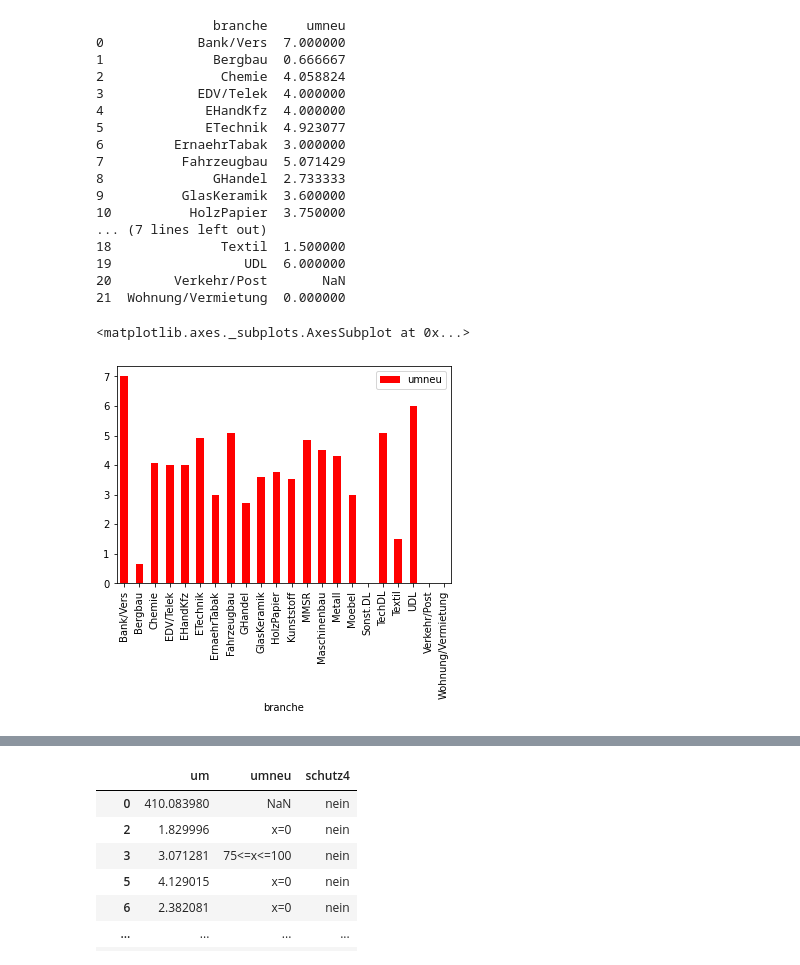
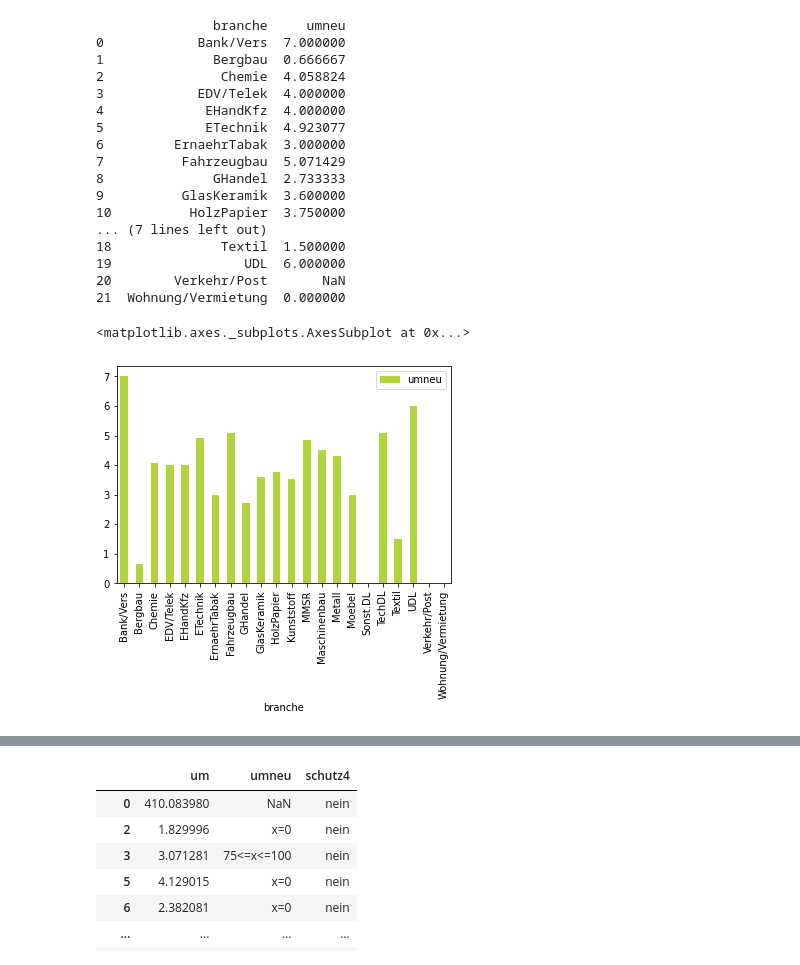
Before and after one commit to limarizon/Economics-and-Innovation-of-IP-Practica, a Jupyter notebook: script.ipynb, the cells around one changed output, grey strips where cells are left out. Saved outputs shown, nothing was run; the diff lists cells and outputs as text; code cells hidden in the pictures.

```diff
--- a/script.ipynb
+++ b/script.ipynb
@@ -265,34 +316,36 @@ plt.show()
 
 '''
 #Patent
+
+#filter op alle bedrijven met een patent en check hun % aan revenue door innovatieve prodcuten
 dfCommon = dataSet.filter(items=['branche', 'umneu', 'schutz1'])
 dfCommon = dfCommon.replace(['x=0','0<x<5','5<=x<10','10<=x<15','15<=x<20',
                                            '20<=x<30','30<=x<50', '50<=x<75', '75<=x<=100'],
                                           [0,1,2,3,4,5,6,7,8])
 dfCommon = dfCommon.loc[dfCommon['schutz1']=='ja']
 dfCommon['branche'].unique()
 patentAnalysis = dfCommon.groupby('branche', as_index=False)['umneu'].mean()
 print(patentAnalysis)
-patentAnalysis.plot(kind='bar', x='branche', y= 'umneu', color='red')
+patentAnalysis.plot(kind='bar', x='branche', y= 'umneu', color='#b0d43b')
 # %% [output]
                branche     umneu
 0            Bank/Vers  7.000000
 1              Bergbau  0.666667
 2               Chemie  4.058824
 3            EDV/Telek  4.000000
 4             EHandKfz  4.000000
 5             ETechnik  4.923077
 6         ErnaehrTabak  3.000000
 7          Fahrzeugbau  5.071429
 8              GHandel  2.733333
 9          GlasKeramik  3.600000
 10          HolzPapier  3.750000
 ... (7 lines left out)
 18              Textil  1.500000
 19                 UDL  6.000000
 20        Verkehr/Post       NaN
 21  Wohnung/Vermietung  0.000000
 <matplotlib.axes._subplots.AxesSubplot at 0x...>
-[figure, old version]
+[figure, new version]
 # %%
 #Prototype
```
Also changed, not shown: parts of 15 cells of this notebook.
